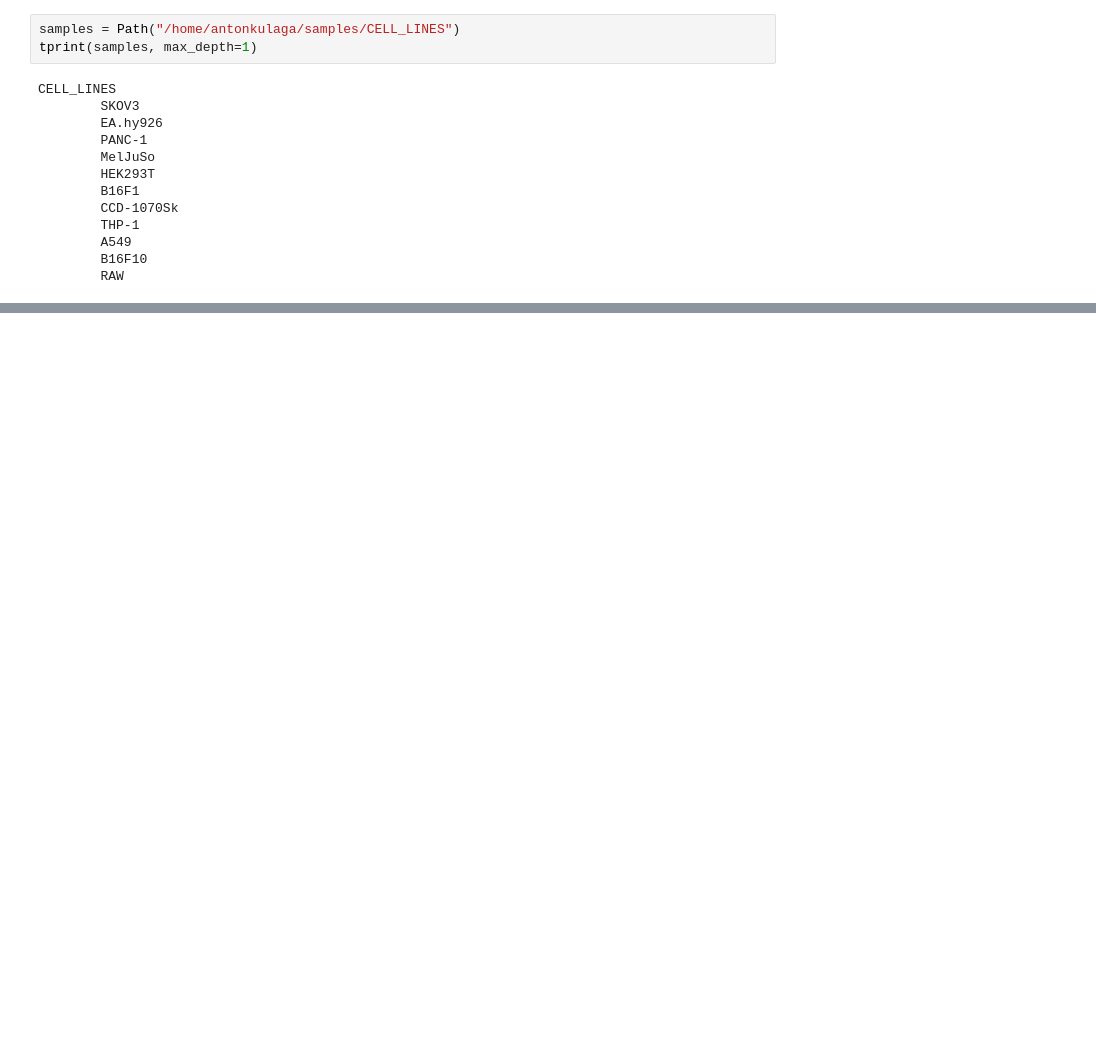
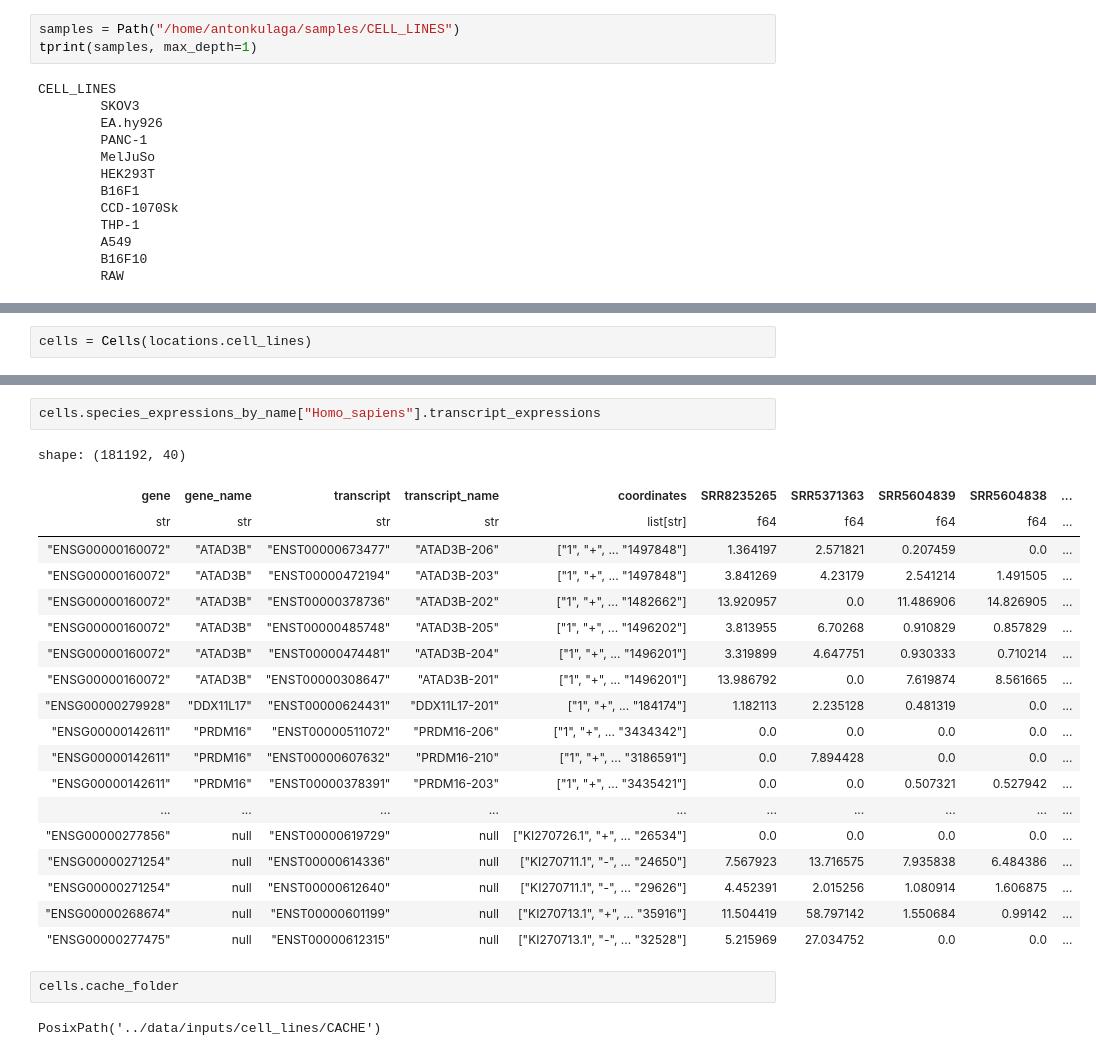
Before and after one commit to antonkulaga/expressions-dashboard, a Jupyter notebook: notebooks/cell_lines_preprocessing.ipynb, the cells around one changed output, grey strips where cells are left out. Drawn from its saved outputs; the diff is of its cells as text; blank space fills up the shorter version.

```diff
--- a/notebooks/cell_lines_preprocessing.ipynb
+++ b/notebooks/cell_lines_preprocessing.ipynb
@@ -104,0 +103,2 @@ CELL_LINES
+# %%
+cells = Cells(locations.cell_lines)
@@ -104,0 +123,26 @@ CELL_LINES
+# %%
+cells.species_expressions_by_name["Homo_sapiens"].transcript_expressions
+# %% [output]
+shape: (181192, 40)
+| gene | gene_name | transcript | transcript_name | coordinates | SRR8235265 | SRR5371363 | SRR5604839 | SRR5604838 | ... |
+| str | str | str | str | list[str] | f64 | f64 | f64 | f64 | ... |
+| "ENSG00000160072" | "ATAD3B" | "ENST00000673477" | "ATAD3B-206" | ["1", "+", ... "1497848"] | 1.364197 | 2.571821 | 0.207459 | 0.0 | ... |
+| "ENSG00000160072" | "ATAD3B" | "ENST00000472194" | "ATAD3B-203" | ["1", "+", ... "1497848"] | 3.841269 | 4.23179 | 2.541214 | 1.491505 | ... |
+| "ENSG00000160072" | "ATAD3B" | "ENST00000378736" | "ATAD3B-202" | ["1", "+", ... "1482662"] | 13.920957 | 0.0 | 11.486906 | 14.826905 | ... |
+| "ENSG00000160072" | "ATAD3B" | "ENST00000485748" | "ATAD3B-205" | ["1", "+", ... "1496202"] | 3.813955 | 6.70268 | 0.910829 | 0.857829 | ... |
+| "ENSG00000160072" | "ATAD3B" | "ENST00000474481" | "ATAD3B-204" | ["1", "+", ... "1496201"] | 3.319899 | 4.647751 | 0.930333 | 0.710214 | ... |
+| "ENSG00000160072" | "ATAD3B" | "ENST00000308647" | "ATAD3B-201" | ["1", "+", ... "1496201"] | 13.986792 | 0.0 | 7.619874 | 8.561665 | ... |
+| "ENSG00000279928" | "DDX11L17" | "ENST00000624431" | "DDX11L17-201" | ["1", "+", ... "184174"] | 1.182113 | 2.235128 | 0.481319 | 0.0 | ... |
+| "ENSG00000142611" | "PRDM16" | "ENST00000511072" | "PRDM16-206" | ["1", "+", ... "3434342"] | 0.0 | 0.0 | 0.0 | 0.0 | ... |
+| "ENSG00000142611" | "PRDM16" | "ENST00000607632" | "PRDM16-210" | ["1", "+", ... "3186591"] | 0.0 | 7.894428 | 0.0 | 0.0 | ... |
+| "ENSG00000142611" | "PRDM16" | "ENST00000378391" | "PRDM16-203" | ["1", "+", ... "3435421"] | 0.0 | 0.0 | 0.507321 | 0.527942 | ... |
+| ... | ... | ... | ... | ... | ... | ... | ... | ... | ... |
+| "ENSG00000277856" | null | "ENST00000619729" | null | ["KI270726.1", "+", ... "26534"] | 0.0 | 0.0 | 0.0 | 0.0 | ... |
+| "ENSG00000271254" | null | "ENST00000614336" | null | ["KI270711.1", "-", ... "24650"] | 7.567923 | 13.716575 | 7.935838 | 6.484386 | ... |
+| "ENSG00000271254" | null | "ENST00000612640" | null | ["KI270711.1", "-", ... "29626"] | 4.452391 | 2.015256 | 1.080914 | 1.606875 | ... |
+| "ENSG00000268674" | null | "ENST00000601199" | null | ["KI270713.1", "+", ... "35916"] | 11.504419 | 58.797142 | 1.550684 | 0.99142 | ... |
+| "ENSG00000277475" | null | "ENST00000612315" | null | ["KI270713.1", "-", ... "32528"] | 5.215969 | 27.034752 | 0.0 | 0.0 | ... |
+# %%
+cells.cache_folder
+# %% [output]
+PosixPath('../data/inputs/cell_lines/CACHE')
```
Also changed, not shown: parts of 6 cells of this notebook, 12 other files.
